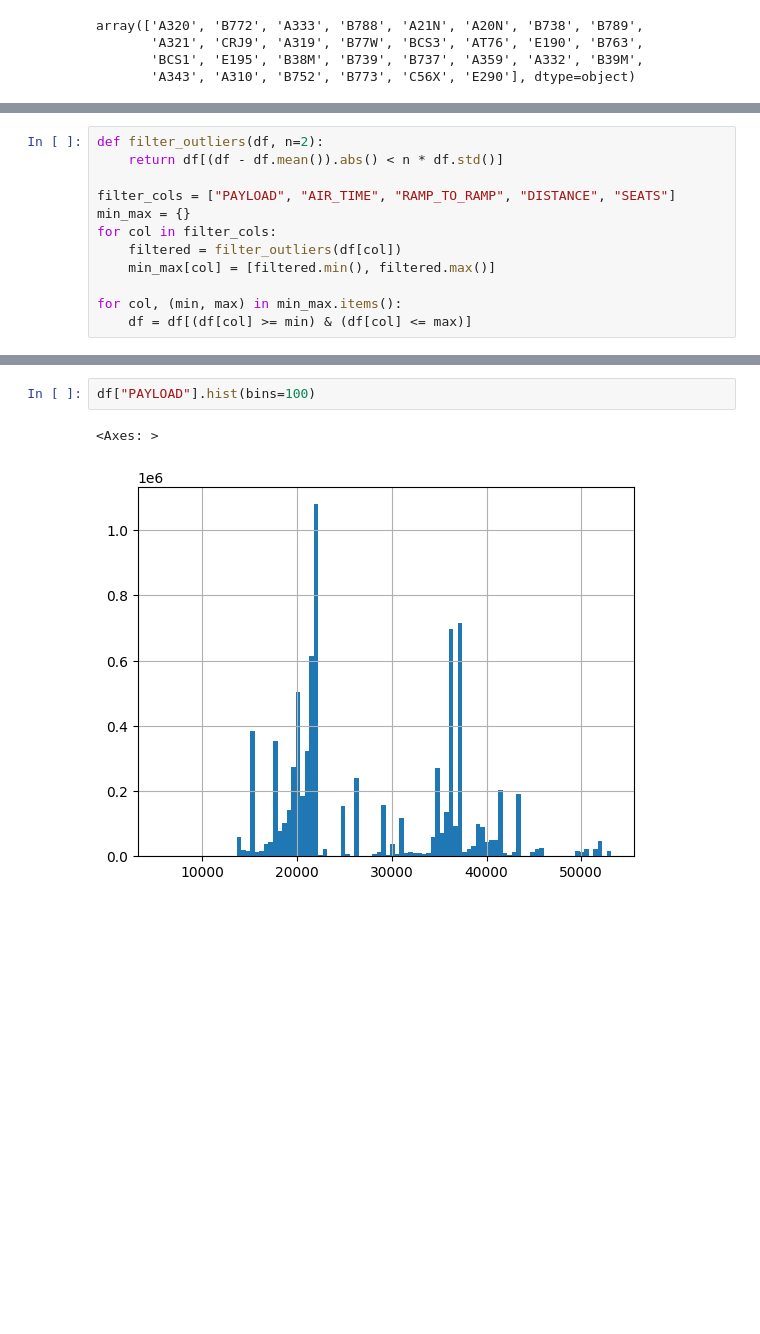
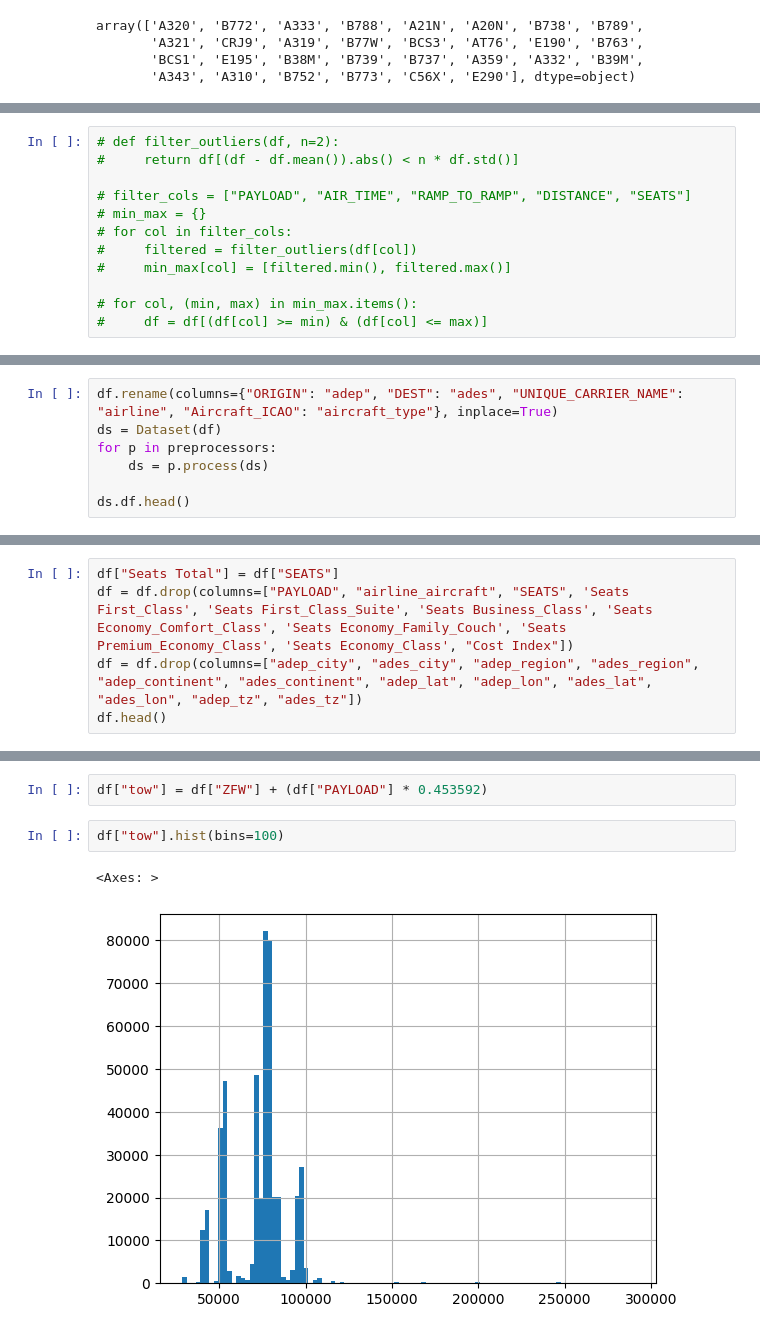
Before and after one commit to niclaswue/ATOW-Prediction, a Jupyter notebook: t100_features.ipynb, the cells around one changed output, grey strips where cells are left out. Saved outputs shown, nothing was run; the diff lists cells and outputs as text; blank space fills up the shorter version.

```diff
--- a/t100_features.ipynb
+++ b/t100_features.ipynb
@@ -129,12 +225,12 @@ df = df[feature_cols]
 # %%
-def filter_outliers(df, n=2):
-    return df[(df - df.mean()).abs() < n * df.std()]
+# def filter_outliers(df, n=2):
+#     return df[(df - df.mean()).abs() < n * df.std()]
 
-filter_cols = ["PAYLOAD", "AIR_TIME", "RAMP_TO_RAMP", "DISTANCE", "SEATS"]
-min_max = {}
-for col in filter_cols:
-    filtered = filter_outliers(df[col])
-    min_max[col] = [filtered.min(), filtered.max()]
+# filter_cols = ["PAYLOAD", "AIR_TIME", "RAMP_TO_RAMP", "DISTANCE", "SEATS"]
+# min_max = {}
+# for col in filter_cols:
+#     filtered = filter_outliers(df[col])
+#     min_max[col] = [filtered.min(), filtered.max()]
 
-for col, (min, max) in min_max.items():
-    df = df[(df[col] >= min) & (df[col] <= max)]
+# for col, (min, max) in min_max.items():
+#     df = df[(df[col] >= min) & (df[col] <= max)]
@@ -148,0 +267,7 @@ min_max
+# %%
+df.rename(columns={"ORIGIN": "adep", "DEST": "ades", "UNIQUE_CARRIER_NAME": "airline", "Aircraft_ICAO": "aircraft_type"}, inplace=True)
+ds = Dataset(df)
+for p in preprocessors:
+    ds = p.process(ds)
+
+ds.df.head()
@@ -148,0 +304,5 @@ min_max
+# %%
+df["Seats Total"] = df["SEATS"]
+df = df.drop(columns=["PAYLOAD", "airline_aircraft", "SEATS", 'Seats First_Class', 'Seats First_Class_Suite', 'Seats Business_Class', 'Seats Economy_Comfort_Class', 'Seats Economy_Family_Couch', 'Seats Premium_Economy_Class', 'Seats Economy_Class', "Cost Index"])
+df = df.drop(columns=["adep_city", "ades_city", "adep_region", "ades_region", "adep_continent", "ades_continent", "adep_lat", "adep_lon", "ades_lat", "ades_lon", "adep_tz", "ades_tz"])
+df.head()
@@ -149,5 +347,7 @@ min_max
+# %%
+df["tow"] = df["ZFW"] + (df["PAYLOAD"] * 0.453592)
 # %%
-df["PAYLOAD"].hist(bins=100)
+df["tow"].hist(bins=100)
 # %% [output]
 <Axes: >
-[figure, old version]
+[figure, new version]
```
Also changed, not shown: parts of 28 cells of this notebook, 1 other file.
